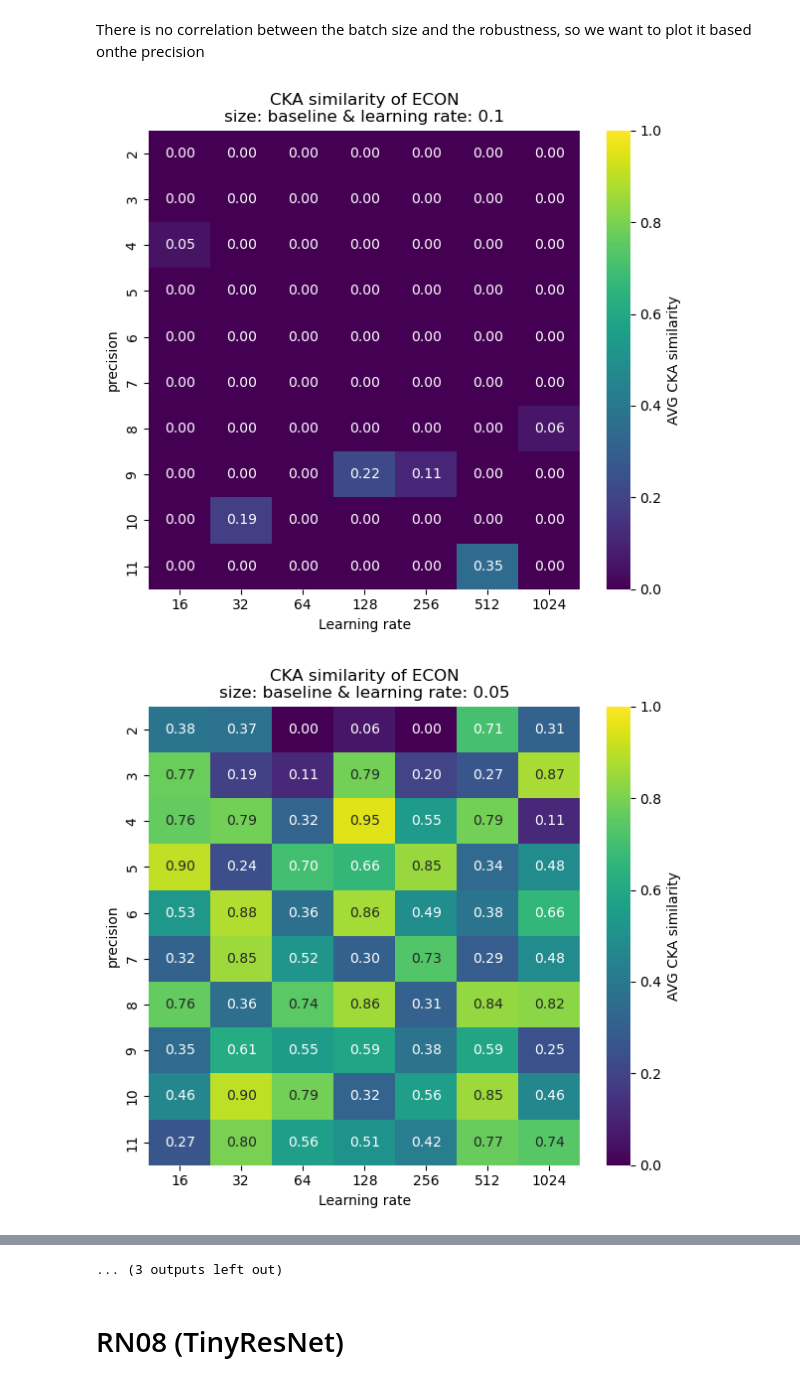
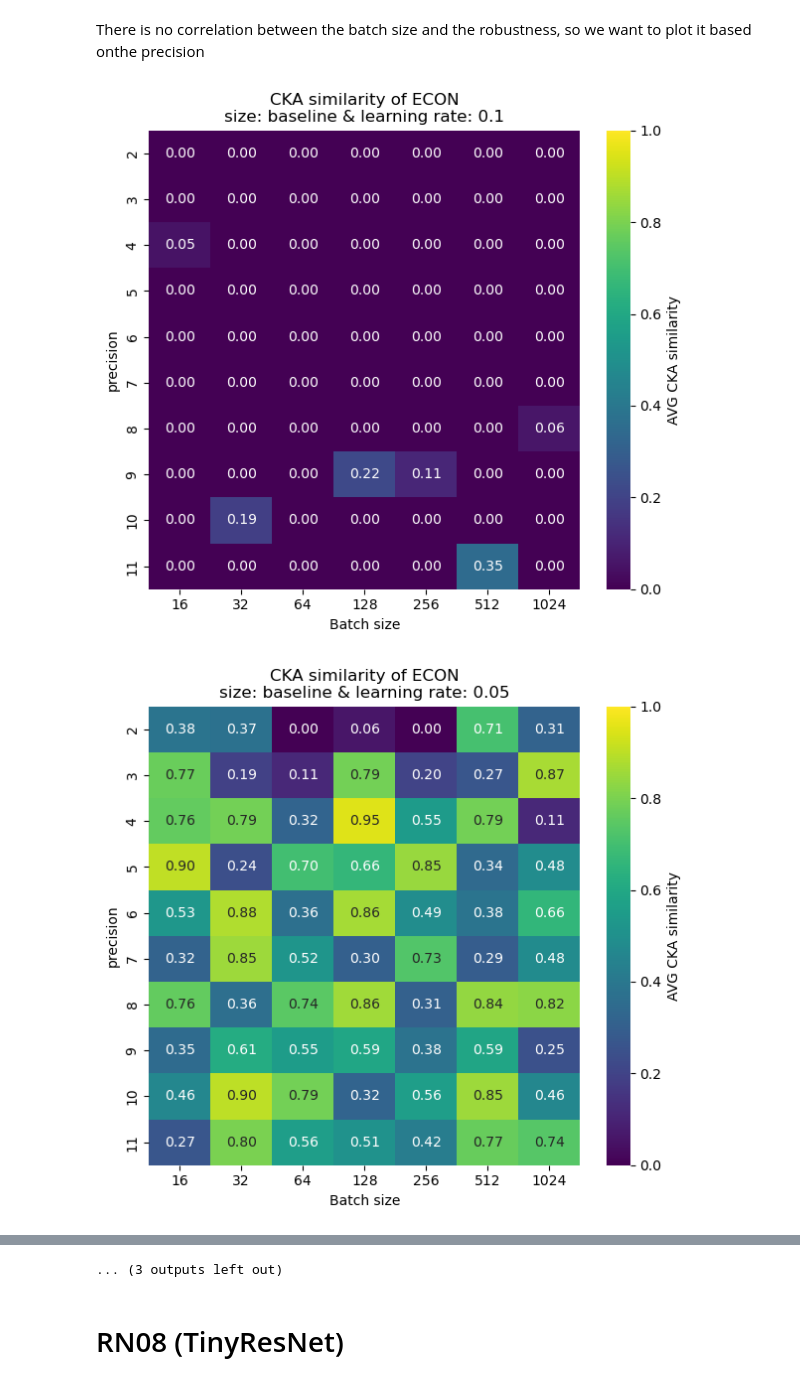
Before and after one commit to Vis4SciML/loss_landscape_taxonomy, a Jupyter notebook: workspace/notebooks/CKA_analysis.ipynb, the cells around one changed output, grey strips where cells are left out. Drawn from its saved outputs; the diff is of its cells as text; code cells hidden in the pictures.

```diff
--- a/workspace/notebooks/CKA_analysis.ipynb
+++ b/workspace/notebooks/CKA_analysis.ipynb
@@ -194,32 +194,32 @@ There is no correlation between the batch size and the robustness, so we want to
 # %%
 cka_distribution = []
 for lr in learning_rates:
     CKA_matrix = np.zeros((len(precisions), len(batch_sizes)))
     for x, p in enumerate(precisions):
         for y, bs in enumerate(batch_sizes):
             # path to the directory
             lr = "{:.10f}".format(float(lr)).rstrip('0')
             path = os.path.join(DATA_PATH, f'bs{bs}_lr{lr}/ECON_{p}b/{size}/')
             avg_cka = 0
             try:
                 result = read_file(path)
                 avg_cka = result['CKA_similarity']
             except:
                 print("Error: cannot open the file!")
 
             # build the heatmap
             CKA_matrix[x, y] = avg_cka
 
     CKA_matrix = pd.DataFrame(CKA_matrix,
                               index=precisions,
                               columns=batch_sizes)
     plot_2d_heatmap(CKA_matrix,
                     f'CKA similarity of ECON\nsize: {size} & learning rate: {lr}',
                     (0, 1),
-                    'Learning rate',
+                    'Batch size',
                     'precision',
                     'AVG CKA similarity',
                     cmap='viridis')
 # %% [output]
-[figure, old version]
+[figure, new version]
-[figure, old version]
+[figure, new version]
```
Also changed, not shown: parts of 2 cells of this notebook, 15 other files.
